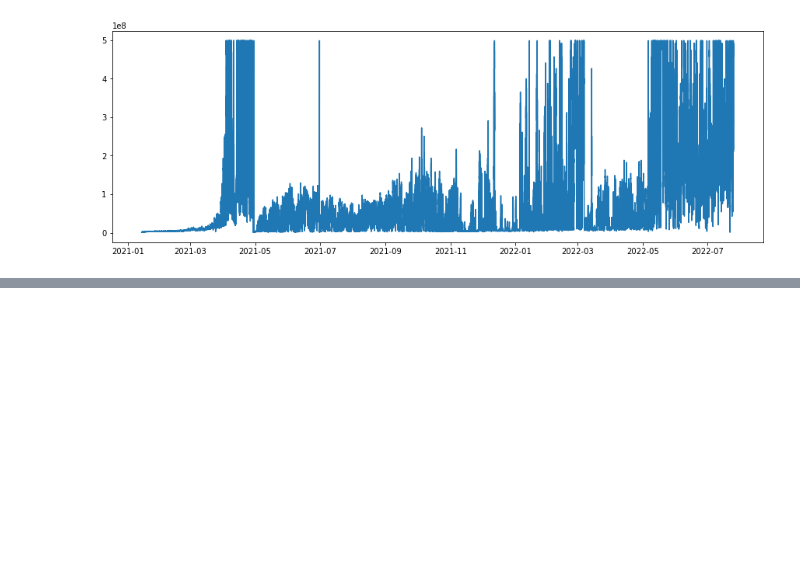
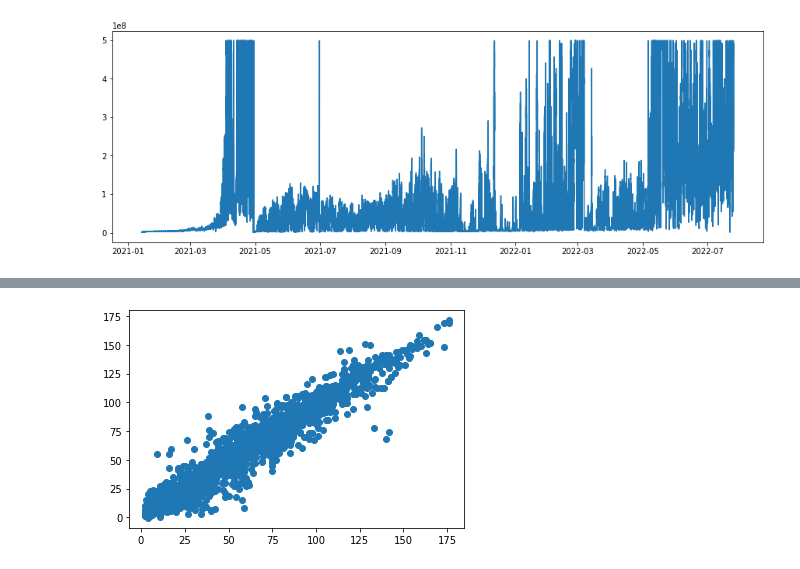
Before and after one commit to WebValley2022/DS2, a Jupyter notebook: training.ipynb, the cells around one changed output, grey strips where cells are left out. Saved outputs shown, nothing was run; the diff lists cells and outputs as text; code cells hidden in the pictures; blank space fills up the shorter version.

```diff
--- a/training.ipynb
+++ b/training.ipynb
@@ -421,0 +614,5 @@ appa_clean.loc[(appa_clean.index < "2021-06-30"), "ZnOR_2"] = norm(appa_clean[(a
+# %%
+plt.scatter(y_test, y_test_pred)
+plt.show()
+# %% [output]
+[figure, added]
```
Also changed, not shown: parts of 78 cells of this notebook.
